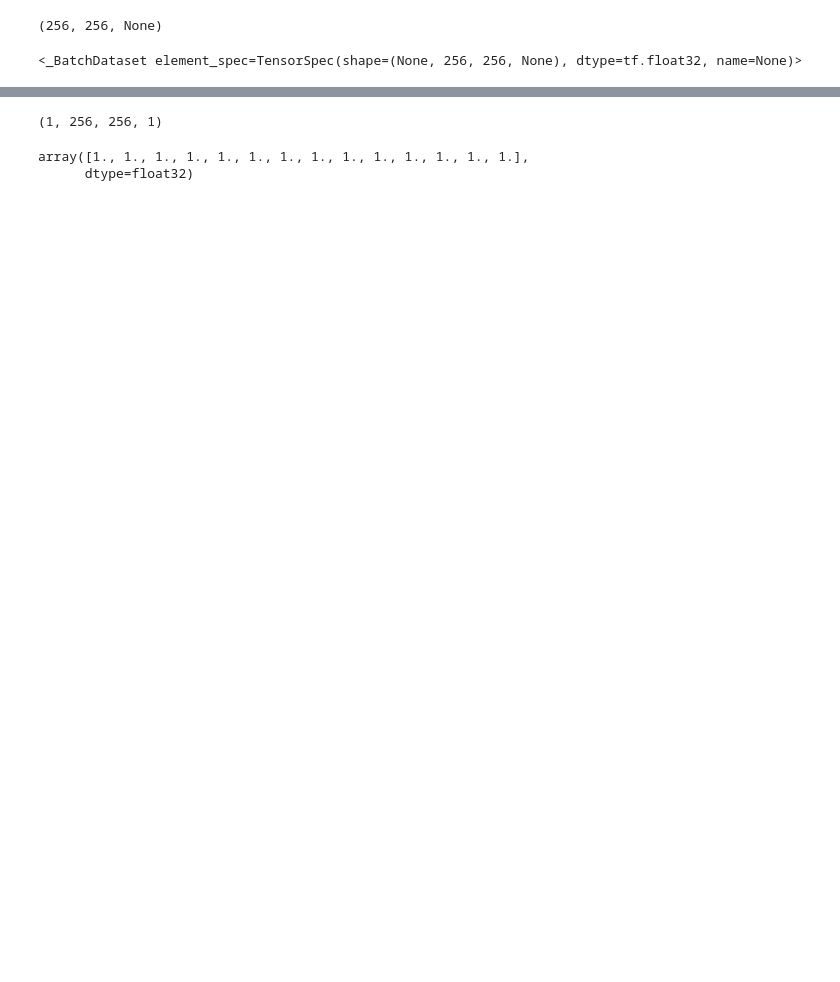
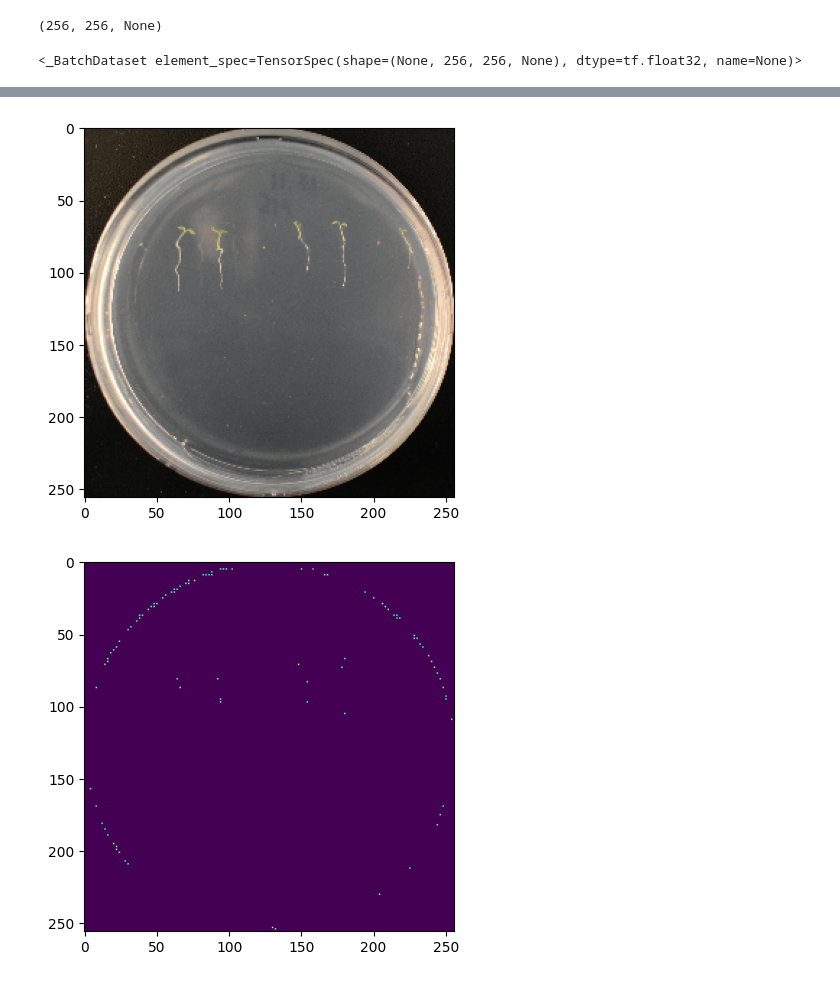
Before and after one commit to DeadArcadiy/SWWH, a Jupyter notebook: segmetation.ipynb, the cells around one changed output, grey strips where cells are left out. Saved outputs shown, nothing was run; the diff lists cells and outputs as text; code cells hidden in the pictures; blank space fills up the shorter version.

```diff
--- a/segmetation.ipynb
+++ b/segmetation.ipynb
@@ -26,6 +26,8 @@ def process_image_with_mask(file_path):
       mask = maskspath + get_mask(file_path)
       mask = tf.io.read_file(mask)
       mask = tf.image.decode_png(mask)
+      cond = tf.greater_equal(mask,1)
+      mask = tf.where(cond,1,0)
       return img,mask
 
 #load images without masks from path
@@ -166,8 +170,11 @@ def dice_coef(y_true, y_pred, smooth=100):
     dice = (2. * intersection + smooth) / (tf.keras.backend.sum(y_true_f) + tf.keras.backend.sum(y_pred_f) + smooth)
     return dice
 
+def dice_loss(y_true, y_pred):
+    return (1 - dice_coef(y_true, y_pred))
+
 def custom_dice_loss(y_true, y_pred):
-    return (1 - dice_coef(y_true, y_pred)) * 0.5 + tf.keras.losses.BinaryCrossentropy(y_true,y_pred)
+    return dice_loss(y_true, y_pred) * 0.5 + tf.keras.losses.BinaryCrossentropy()(y_true,y_pred)
 # %%
 model = buildmodel()
 model.compile(optimizer = 'adam', loss = [custom_dice_loss], metrics = ['accuracy',[dice_coef]])
@@ -177,6 +184,6 @@ KerasTensor(type_spec=TensorSpec(shape=(None, 256, 256, 1), dtype=tf.float32, na
 # %%
 model_history = model.fit(dataset.batch(2).repeat(),
-                              epochs=10,
+                              epochs=2,
                               steps_per_epoch=64,
                               validation_data=valdataset,
                               validation_steps=4)
@@ -207,9 +213,11 @@ for i,image in enumerate(test.take(120)):
-# %%
-pred_mask.shape
-# %% [output]
-(1, 256, 256, 1)
-# %%
-pred_mask[pred_mask >= 1]
-# %% [output]
-array([1., 1., 1., 1., 1., 1., 1., 1., 1., 1., 1., 1., 1., 1.],
-      dtype=float32)
+# %%
+cond = tf.greater_equal(pred_mask,0.7)
+test_mask = tf.where(cond,1,0)
+# %%
+for i,image in enumerate(test.take(120)):
+    plt.imshow(tf.keras.utils.array_to_img(image[0]))
+    plt.pause(1)
+    plt.imshow(test_mask[i,:,:,:])
+# %% [output]
+[figure, added]
+[figure, added]
```
Also changed, not shown: parts of 5 cells of this notebook.
